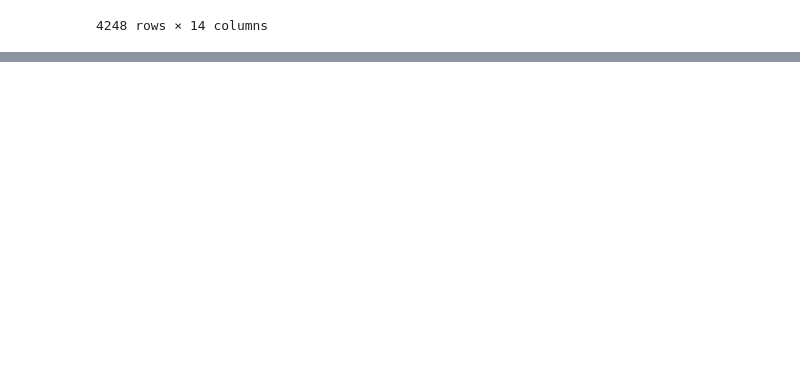
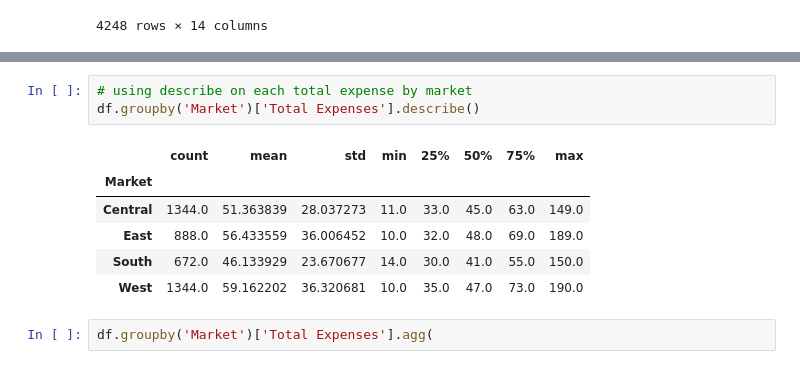
Before and after one commit to alishanstyles/CoffeeChain, a Jupyter notebook: startercode.ipynb, the cells around one changed output, grey strips where cells are left out. Saved outputs shown, nothing was run; the diff lists cells and outputs as text; blank space fills up the shorter version.

```diff
--- a/startercode.ipynb
+++ b/startercode.ipynb
@@ -528,0 +602,12 @@ df.sort_values(by = 'Profit', ascending = False)
+# %%
+# using describe on each total expense by market
+df.groupby('Market')['Total Expenses'].describe()
+# %% [output]
+|  | count | mean | std | min | 25% | 50% | 75% | max |
+| Market |  |  |  |  |  |  |  |  |
+| Central | 1344.0 | 51.363839 | 28.037273 | 11.0 | 33.0 | 45.0 | 63.0 | 149.0 |
+| East | 888.0 | 56.433559 | 36.006452 | 10.0 | 32.0 | 48.0 | 69.0 | 189.0 |
+| South | 672.0 | 46.133929 | 23.670677 | 14.0 | 30.0 | 41.0 | 55.0 | 150.0 |
+| West | 1344.0 | 59.162202 | 36.320681 | 10.0 | 35.0 | 47.0 | 73.0 | 190.0 |
+# %%
+df.groupby('Market')['Total Expenses'].agg(
```
Also changed, not shown: parts of 8 cells of this notebook.
